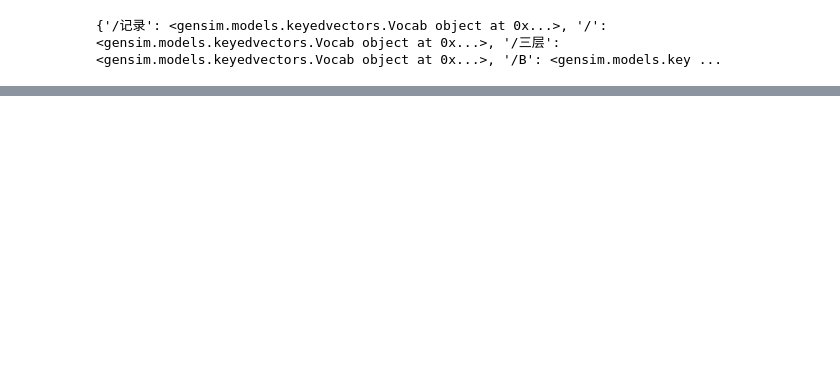
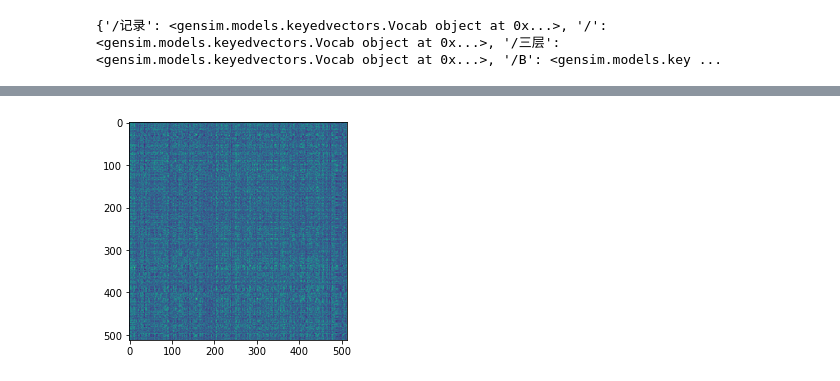
Before and after one commit to SylvainYu/Word_Frequency, a Jupyter notebook: AllRecords_Pands.ipynb, the cells around one changed output, grey strips where cells are left out. Cells and saved outputs as stored; diff of their text form; code cells hidden in the pictures; blank space fills up the shorter version.

```diff
--- a/AllRecords_Pands.ipynb
+++ b/AllRecords_Pands.ipynb
@@ -159,0 +183,19 @@ Name: 姓名, Length: 279, dtype: int64
+# %%
+ascent = scipy.misc.ascent()
+xmax = ascent.shape[0]
+ymax = ascent.shape[1]
+
+def shuffle_indices(size):
+    arr = np.arange(size)
+    np.random.shuffle(arr)
+
+    return arr
+
+xindices = shuffle_indices(xmax)
+np.testing.assert_equal(len(xindices), xmax)
+yindices = shuffle_indices(ymax)
+np.testing.assert_equal(len(yindices), ymax)
+plt.imshow(ascent[np.ix_(xindices, yindices)])
+plt.show()
+# %% [output]
+[figure, added]
```
Also changed, not shown: parts of 9 cells of this notebook.
